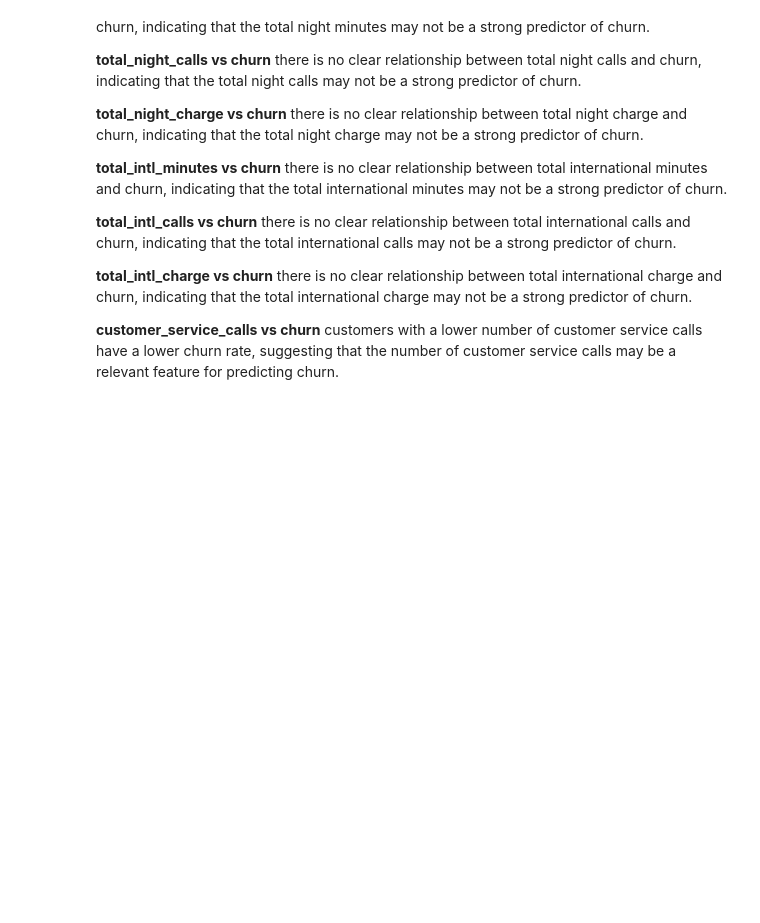
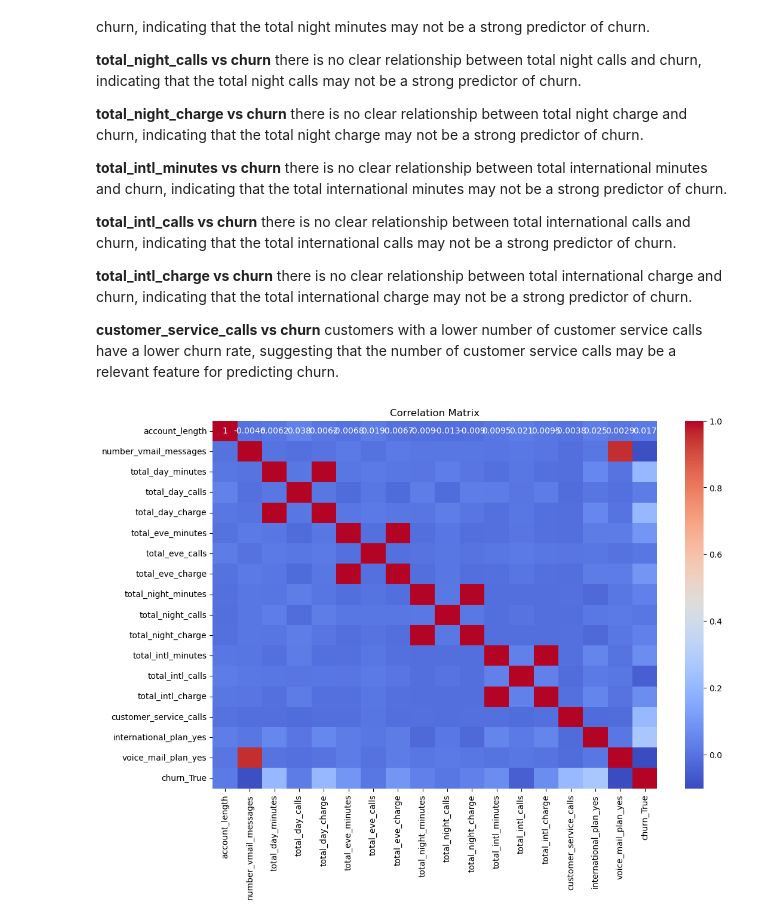
Before and after one commit to mbuvimuia/SyriaTel_Customer_Churn_Prediction, a Jupyter notebook: index.ipynb, the cells around one changed output. Drawn from its saved outputs; the diff is of its cells as text; code cells hidden in the pictures; blank space fills up the shorter version.

```diff
--- a/index.ipynb
+++ b/index.ipynb
@@ -272,3 +275,9 @@ analysis.bivariate_analysis(target='churn')
 **total_intl_charge vs churn** there is no clear relationship between total international charge and churn, indicating that the total international charge may not be a strong predictor of churn.
 
 **customer_service_calls vs churn** customers with a lower number of customer service calls have a lower churn rate, suggesting that the number of customer service calls may be a relevant feature for predicting churn.
+# %%
+# Correlation Analysis
+
+analysis.correlation_matrix()
+# %% [output]
+[figure, added]
```
Also changed, not shown: parts of 48 cells of this notebook.
